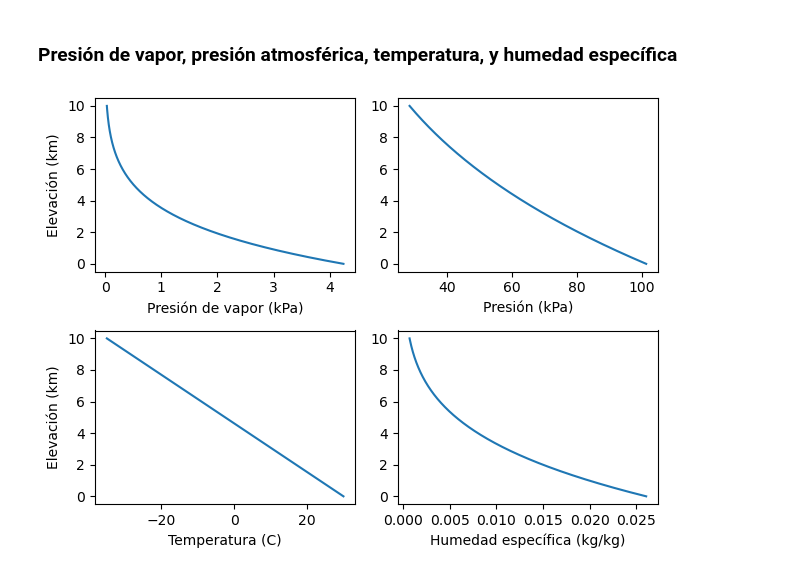
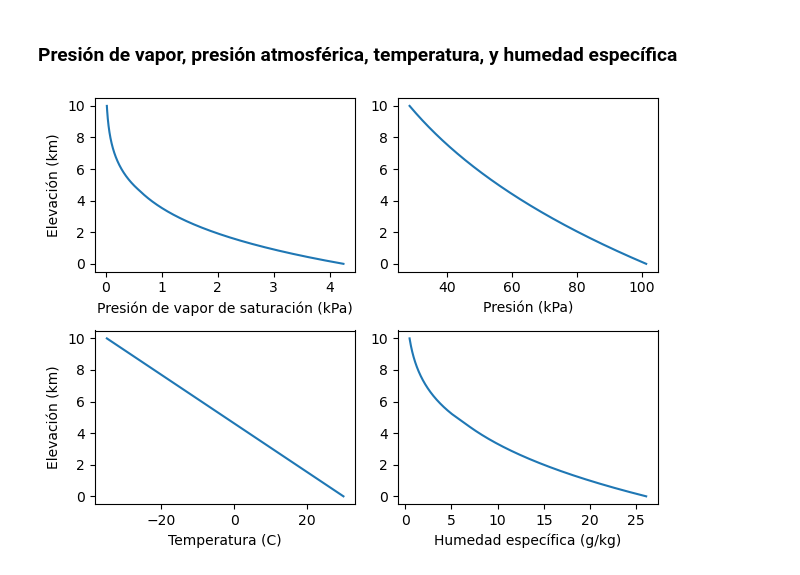
Before and after one commit to jshernandezs/ICYA4710, a Jupyter notebook: Notebooks/Precipitable.ipynb, the cells around one changed output. Saved outputs shown, nothing was run; the diff lists cells and outputs as text; code cells hidden in the pictures.

```diff
--- a/Notebooks/Precipitable.ipynb
+++ b/Notebooks/Precipitable.ipynb
@@ -29,7 +29,10 @@ def presion(T, p0, T0, alpha, g=9.81, Ra=287):
     return p
 
 def presion_vapor_sat(T):
-    es = 611 * np.exp(17.27*T/(T + 237.3))
+    if (T>=0):
+        es = 611 * np.exp(17.27*T/(T + 237.3))
+    else:
+        es = 611 * np.exp(21.87*T/(T + 265.5))
     return es
 
 def densidad_gas_ideal(p, T, R):
@@ -101,20 +104,20 @@ plt.show()
 # %%
 fig, axs = plt.subplots(2, 2)
 axs[0,0].plot(es, z)
-axs[0,0].set_xlabel('Presión de vapor (kPa)')
+axs[0,0].set_xlabel('Presión de vapor de saturación (kPa)')
 axs[0,0].set_ylabel('Elevación (km)')
 
 axs[0,1].plot(p, z)
 axs[0,1].set_xlabel('Presión (kPa)')
 
 axs[1,0].plot(T, z)
 axs[1,0].set_xlabel('Temperatura (C)')
 axs[1,0].set_ylabel('Elevación (km)')
 
-axs[1,1].plot(q, z)
-axs[1,1].set_xlabel('Humedad específica (kg/kg)')
+axs[1,1].plot(np.array(q)*1000, z)
+axs[1,1].set_xlabel('Humedad específica (g/kg)')
 
 fig.tight_layout()
 plt.show()
 # %% [output]
-[figure, old version]
+[figure, new version]
```
Also changed, not shown: parts of 3 cells of this notebook.
